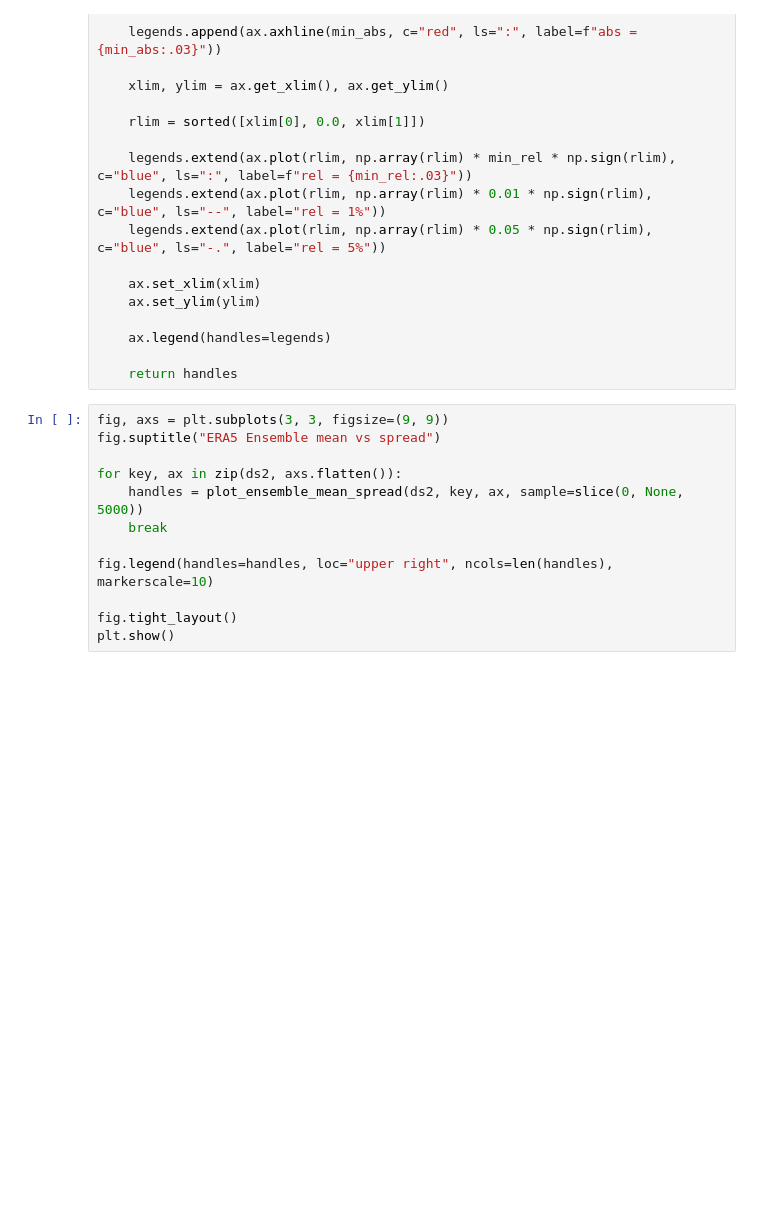
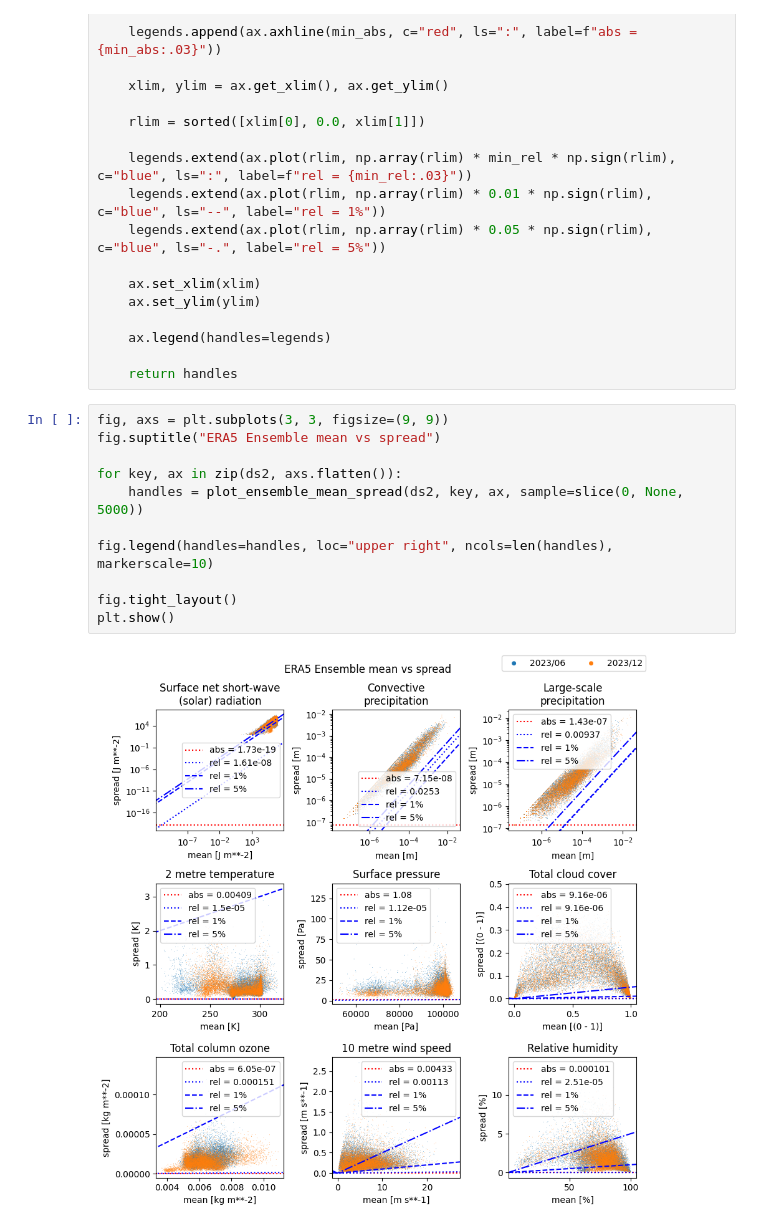
Before and after one commit to juntyr/era5-ensemble-compression-tolerance, a Jupyter notebook: mean-spread.ipynb, the cells around one changed output. Cells and saved outputs as stored; diff of their text form; blank space fills up the shorter version.

Commit message:
Update the plots

```diff
--- a/mean-spread.ipynb
+++ b/mean-spread.ipynb
@@ -101,12 +101,13 @@ def plot_ensemble_mean_spread(ds, key, ax, sample=slice(None)):
 # %%
 fig, axs = plt.subplots(3, 3, figsize=(9, 9))
 fig.suptitle("ERA5 Ensemble mean vs spread")
 
 for key, ax in zip(ds2, axs.flatten()):
     handles = plot_ensemble_mean_spread(ds2, key, ax, sample=slice(0, None, 5000))
-    break
 
 fig.legend(handles=handles, loc="upper right", ncols=len(handles), markerscale=10)
 
 fig.tight_layout()
 plt.show()
+# %% [output]
+[figure, added]
```
